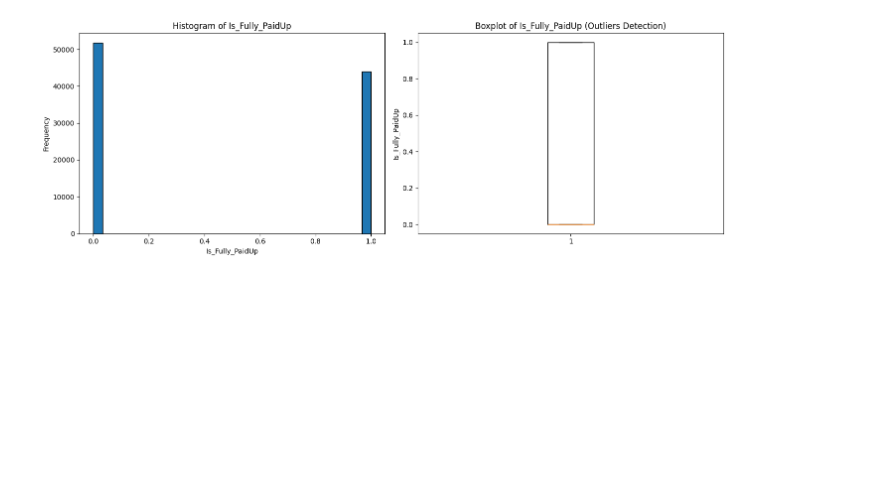
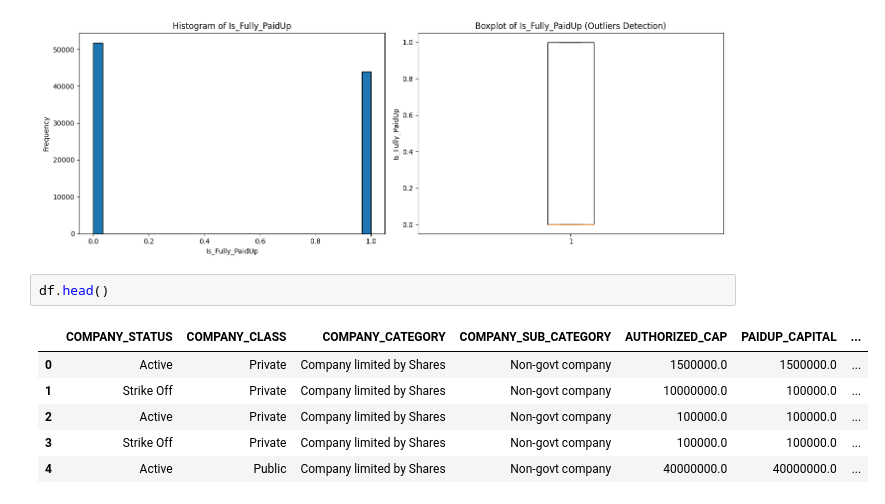
Before and after one commit to Manthan29-code/ML, a Jupyter notebook: mca_gujarat_dataser/mca_model.ipynb, the cells around one changed output. Drawn from its saved outputs; the diff is of its cells as text; blank space fills up the shorter version.

```diff
--- a/mca_gujarat_dataser/mca_model.ipynb
+++ b/mca_gujarat_dataser/mca_model.ipynb
@@ -144,3 +167,12 @@ for col in continuous_cols:
 [figure]
 [figure]
 [figure]
+# %%
+df.head()
+# %% [output]
+|  | COMPANY_STATUS | COMPANY_CLASS | COMPANY_CATEGORY | COMPANY_SUB_CATEGORY | AUTHORIZED_CAP | PAIDUP_CAPITAL | ... |
+| 0 | Active | Private | Company limited by Shares | Non-govt company | 1500000.0 | 1500000.0 | ... |
+| 1 | Strike Off | Private | Company limited by Shares | Non-govt company | 10000000.0 | 100000.0 | ... |
+| 2 | Active | Private | Company limited by Shares | Non-govt company | 100000.0 | 100000.0 | ... |
+| 3 | Strike Off | Private | Company limited by Shares | Non-govt company | 100000.0 | 100000.0 | ... |
+| 4 | Active | Public | Company limited by Shares | Non-govt company | 40000000.0 | 40000000.0 | ... |
```
Also changed, not shown: parts of 32 cells of this notebook.
